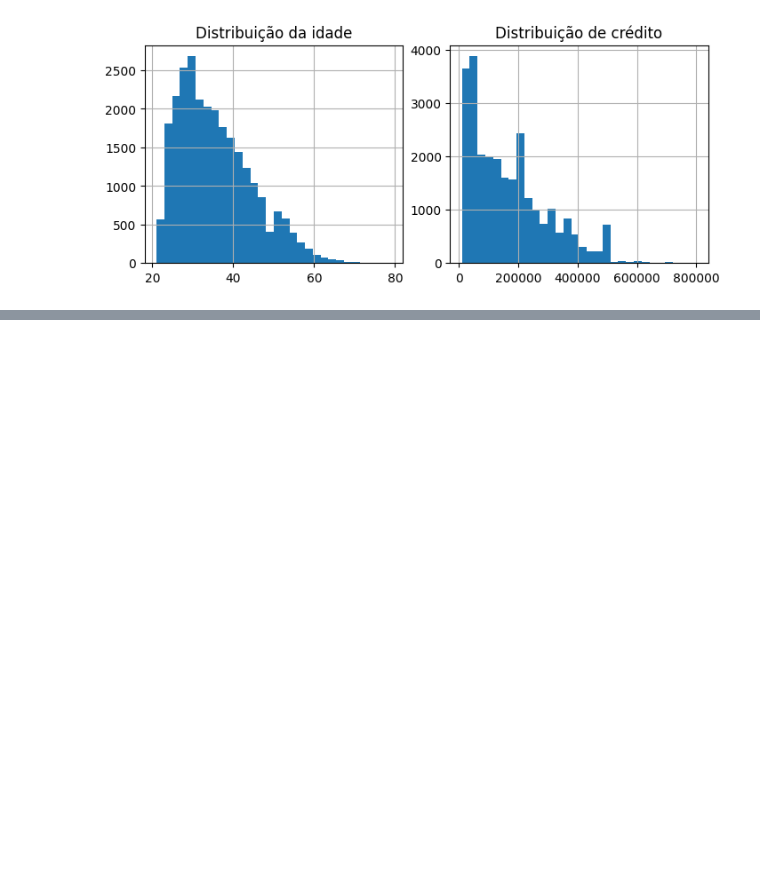
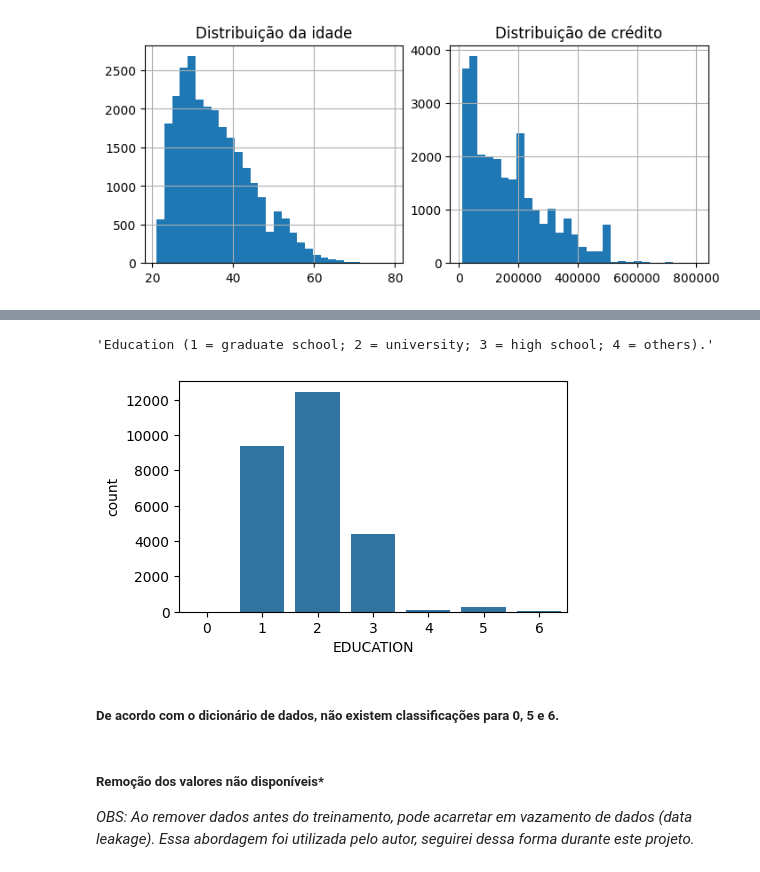
Before and after one commit to danzpy/book-data-science-projects-with-python, a Jupyter notebook: predicao-bons-pagadores.ipynb, the cells around one changed output, grey strips where cells are left out. Drawn from its saved outputs; the diff is of its cells as text; code cells hidden in the pictures; blank space fills up the shorter version.

```diff
--- a/predicao-bons-pagadores.ipynb
+++ b/predicao-bons-pagadores.ipynb
@@ -219,0 +232,15 @@ axes[1].grid(True);
+# %%
+info_var["EDUCATION"]
+# %% [output]
+'Education (1 = graduate school; 2 = university; 3 = high school; 4 = others).'
+# %%
+plt.figure(figsize=(5, 3))
+sns.countplot(data=df_clean_1, x="EDUCATION");
+# %% [output]
+[figure, added]
+# %% [markdown]
+##### De acordo com o dicionário de dados, não existem classificações para 0, 5 e 6.
+# %% [markdown]
+##### Remoção dos valores não disponíveis*
+
+*_OBS:_* _Ao remover dados antes do treinamento, pode acarretar em vazamento de dados (data leakage). Essa abordagem foi utilizada pelo autor, seguirei dessa forma durante este projeto._
```
Also changed, not shown: parts of 3 cells of this notebook.
